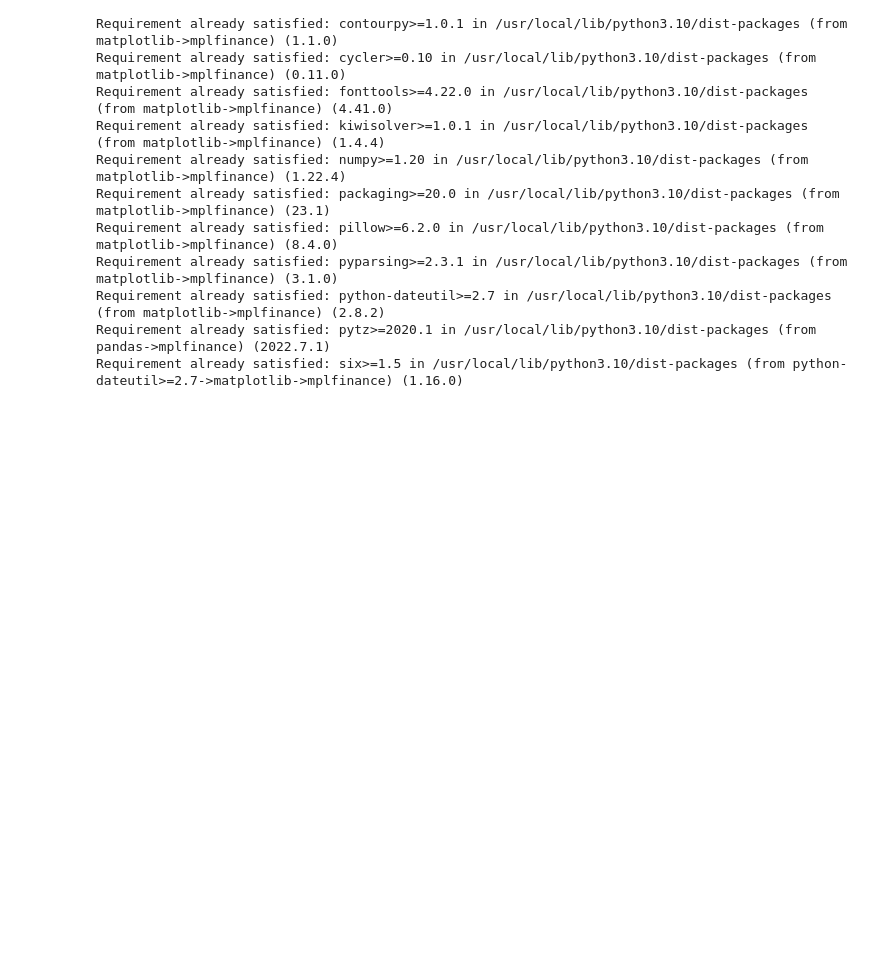
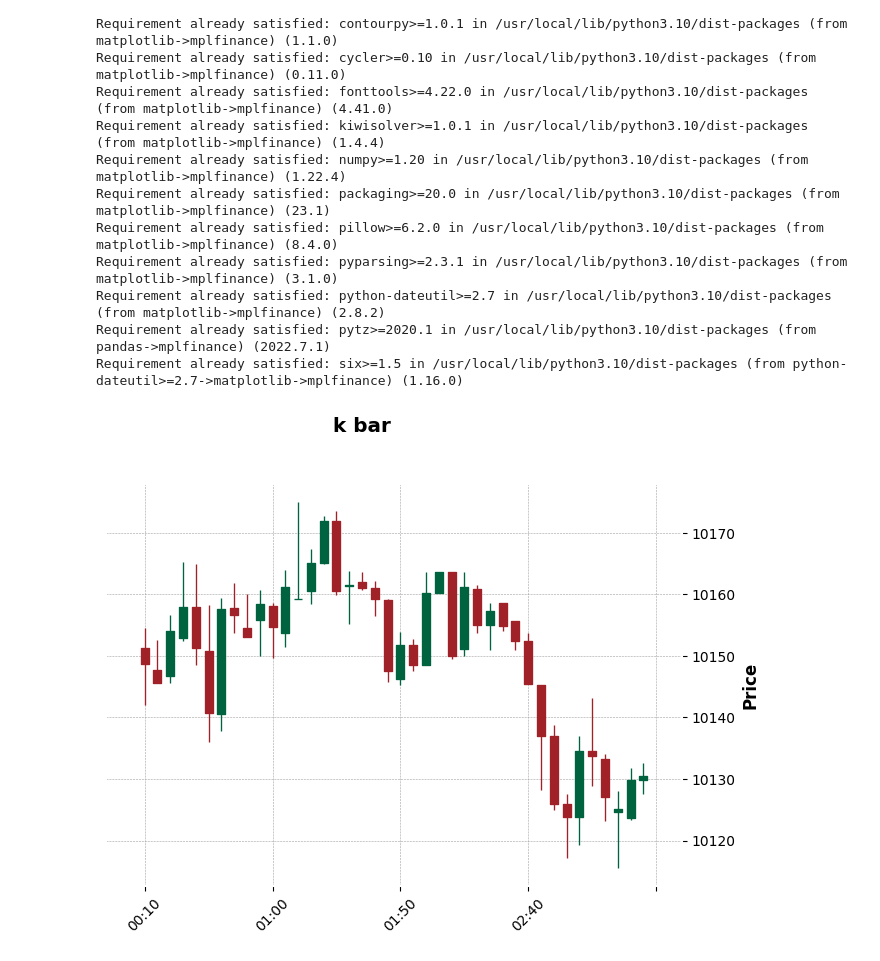
Before and after one commit to tc3oliver/StratLabFreq, a Jupyter notebook: MACD_Divergence_Analysis.ipynb, the cells around one changed output. Saved outputs shown, nothing was run; the diff lists cells and outputs as text; code cells hidden in the pictures; blank space fills up the shorter version.

```diff
--- a/MACD_Divergence_Analysis.ipynb
+++ b/MACD_Divergence_Analysis.ipynb
@@ -78,3 +78,16 @@ def get_random_count_values_dataframe(df):
     selected_df = pd.DataFrame(selected_values)
 
     return selected_df
+# %%
+df = get_random_count_values_dataframe(dataframe)
+
+# 將索引設定為 DatetimeIndex
+df.set_index('date', inplace=True)
+
+# 繪製 K 線圖
+mpf.plot(df, type='candle', style='charles', title='k bar')
+
+# 顯示圖表
+plt.show()
+# %% [output]
+[figure, added]
```
Also changed, not shown: parts of 7 cells of this notebook.
